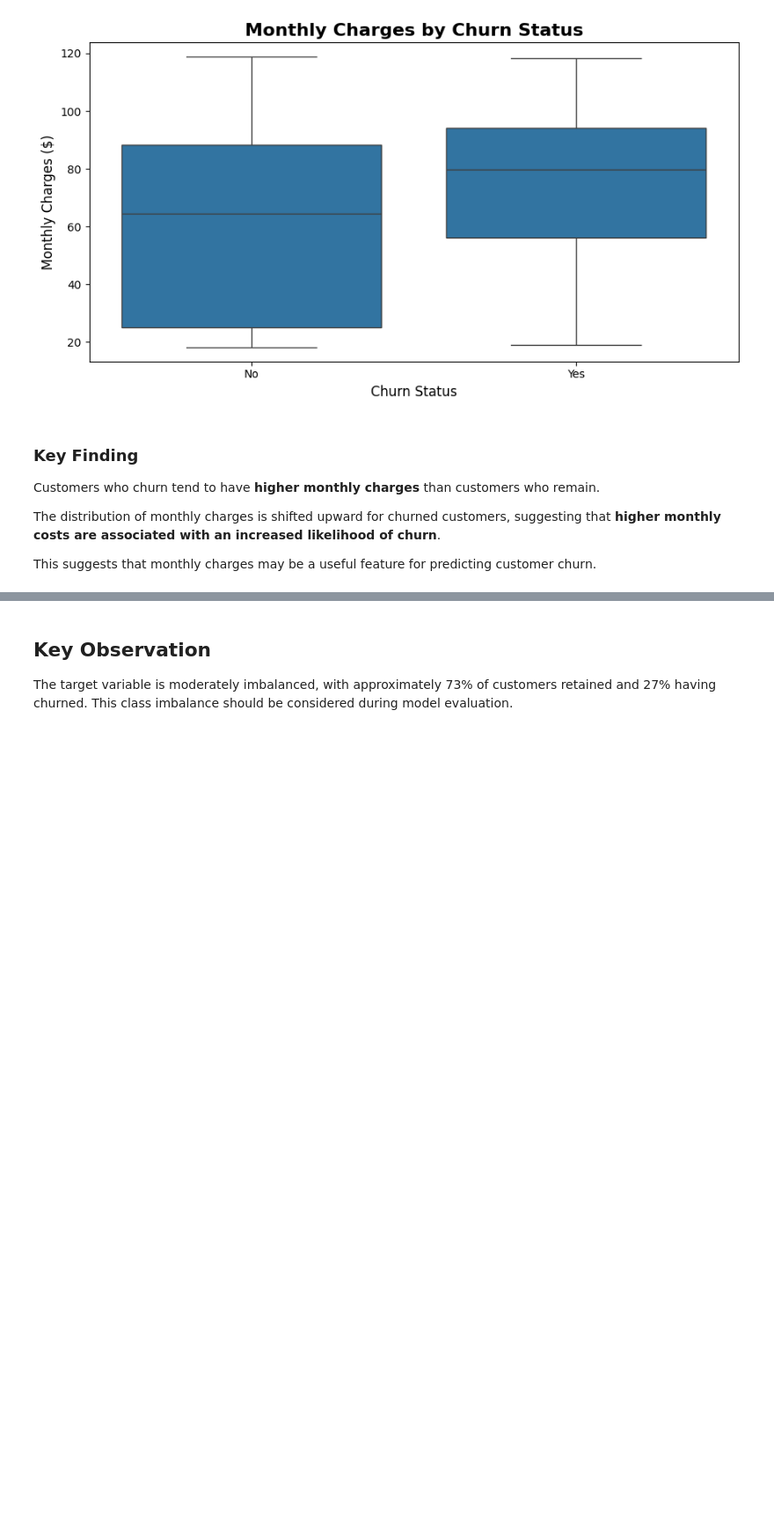
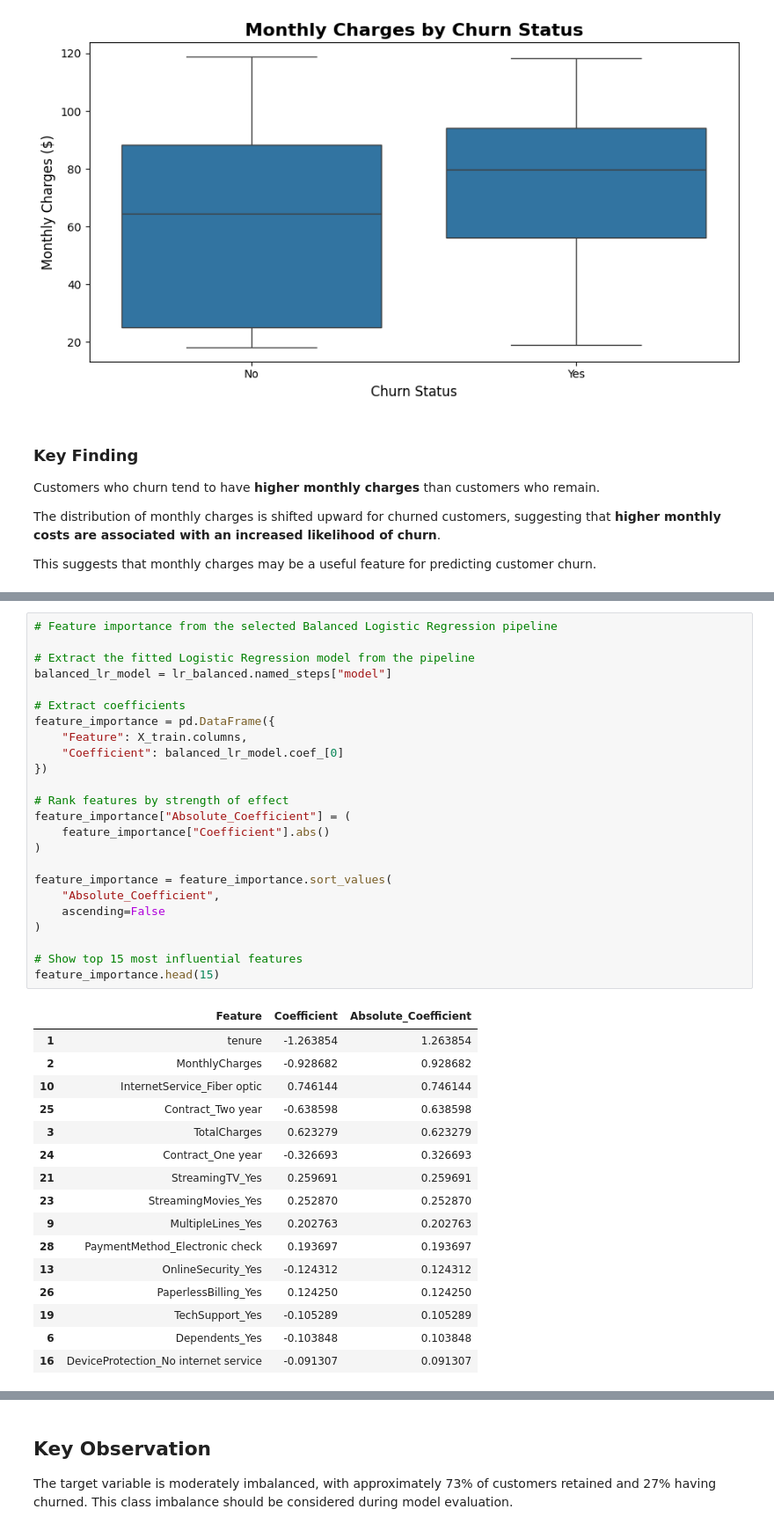
Before and after one commit to Pkhoei/customer-churn-prediction, a Jupyter notebook: notebooks/01_initial_analysis.ipynb, the cells around one changed output, grey strips where cells are left out. Shown at 88% size. Saved outputs shown, nothing was run; the diff lists cells and outputs as text; blank space fills up the shorter version.

```diff
--- a/notebooks/01_initial_analysis.ipynb
+++ b/notebooks/01_initial_analysis.ipynb
@@ -298,0 +589,41 @@ This suggests that monthly charges may be a useful feature for predicting custom
+# %%
+# Feature importance from the selected Balanced Logistic Regression pipeline
+
+# Extract the fitted Logistic Regression model from the pipeline
+balanced_lr_model = lr_balanced.named_steps["model"]
+
+# Extract coefficients
+feature_importance = pd.DataFrame({
+    "Feature": X_train.columns,
+    "Coefficient": balanced_lr_model.coef_[0]
+})
+
+# Rank features by strength of effect
+feature_importance["Absolute_Coefficient"] = (
+    feature_importance["Coefficient"].abs()
+)
+
+feature_importance = feature_importance.sort_values(
+    "Absolute_Coefficient",
+    ascending=False
+)
+
+# Show top 15 most influential features
+feature_importance.head(15)
+# %% [output]
+|  | Feature | Coefficient | Absolute_Coefficient |
+| 1 | tenure | -1.263854 | 1.263854 |
+| 2 | MonthlyCharges | -0.928682 | 0.928682 |
+| 10 | InternetService_Fiber optic | 0.746144 | 0.746144 |
+| 25 | Contract_Two year | -0.638598 | 0.638598 |
+| 3 | TotalCharges | 0.623279 | 0.623279 |
+| 24 | Contract_One year | -0.326693 | 0.326693 |
+| 21 | StreamingTV_Yes | 0.259691 | 0.259691 |
+| 23 | StreamingMovies_Yes | 0.252870 | 0.252870 |
+| 9 | MultipleLines_Yes | 0.202763 | 0.202763 |
+| 28 | PaymentMethod_Electronic check | 0.193697 | 0.193697 |
+| 13 | OnlineSecurity_Yes | -0.124312 | 0.124312 |
+| 26 | PaperlessBilling_Yes | 0.124250 | 0.124250 |
+| 19 | TechSupport_Yes | -0.105289 | 0.105289 |
+| 6 | Dependents_Yes | -0.103848 | 0.103848 |
+| 16 | DeviceProtection_No internet service | -0.091307 | 0.091307 |
```
Also changed, not shown: parts of 27 cells of this notebook, 2 other files.
